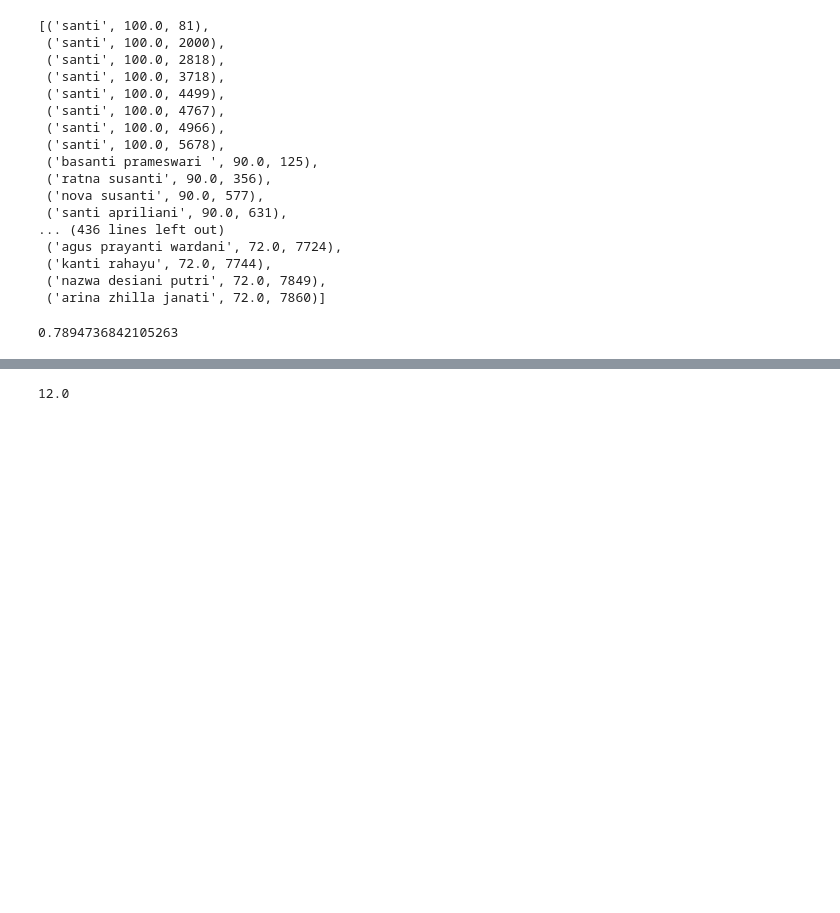
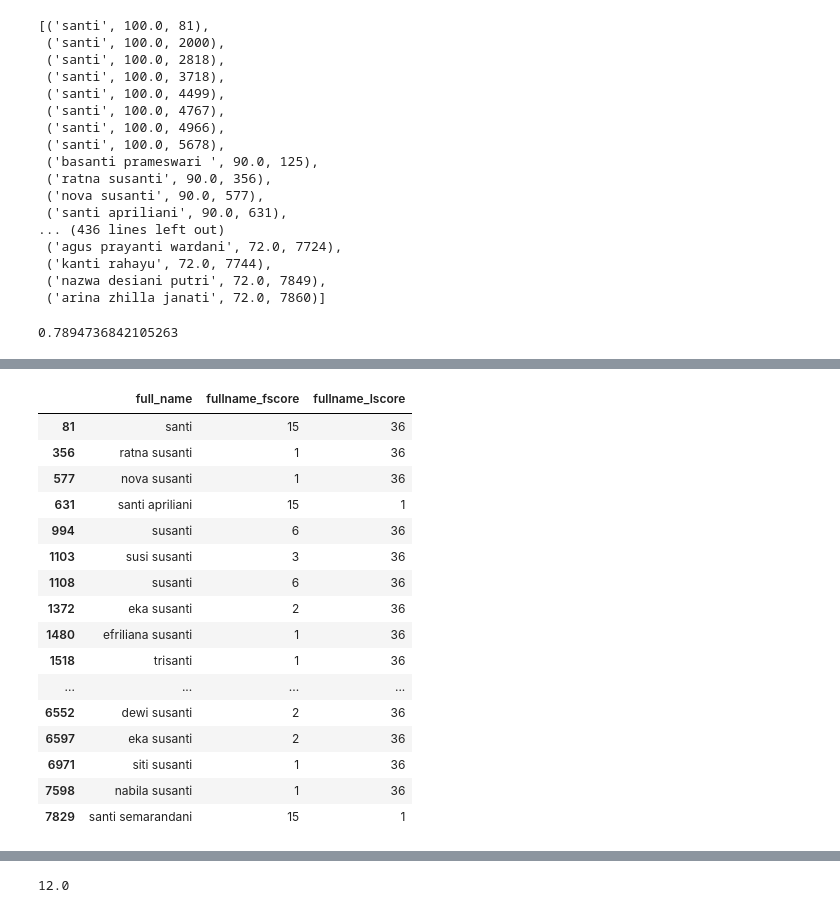
Before and after one commit to akhiyarwaladi/alfagift_alert, a Jupyter notebook: fake_account_trainbased_group.ipynb, the cells around one changed output, grey strips where cells are left out. Saved outputs shown, nothing was run; the diff lists cells and outputs as text; code cells hidden in the pictures; blank space fills up the shorter version.

```diff
--- a/fake_account_trainbased_group.ipynb
+++ b/fake_account_trainbased_group.ipynb
@@ -389,4 +412,4 @@ match.size
 # %%
 x = 'santi'
-alfagift_member_sel_d[(alfagift_member_sel_d['full_name'].str.startswith(x)) |
-                         (alfagift_member_sel_d['full_name'].str.endswith(x))]
+alfagift_member_test = alfagift_member_sel_d[(alfagift_member_sel_d['full_name'].str.startswith(x)) |
+                         (alfagift_member_sel_d['full_name'].str.endswith(x))][['full_name']]
@@ -410,0 +419,20 @@ alfagift_member_sel_d[(alfagift_member_sel_d['full_name'].str.startswith(x)) |
+# %%
+alfagift_member_test
+# %% [output]
+|  | full_name | fullname_fscore | fullname_lscore |
+| 81 | santi | 15 | 36 |
+| 356 | ratna susanti | 1 | 36 |
+| 577 | nova susanti | 1 | 36 |
+| 631 | santi apriliani | 15 | 1 |
+| 994 | susanti | 6 | 36 |
+| 1103 | susi susanti | 3 | 36 |
+| 1108 | susanti | 6 | 36 |
+| 1372 | eka susanti | 2 | 36 |
+| 1480 | efriliana susanti | 1 | 36 |
+| 1518 | trisanti | 1 | 36 |
+| ... | ... | ... | ... |
+| 6552 | dewi susanti | 2 | 36 |
+| 6597 | eka susanti | 2 | 36 |
+| 6971 | siti susanti | 1 | 36 |
+| 7598 | nabila susanti | 1 | 36 |
+| 7829 | santi semarandani | 15 | 1 |
```
Also changed, not shown: parts of 5 cells of this notebook.
